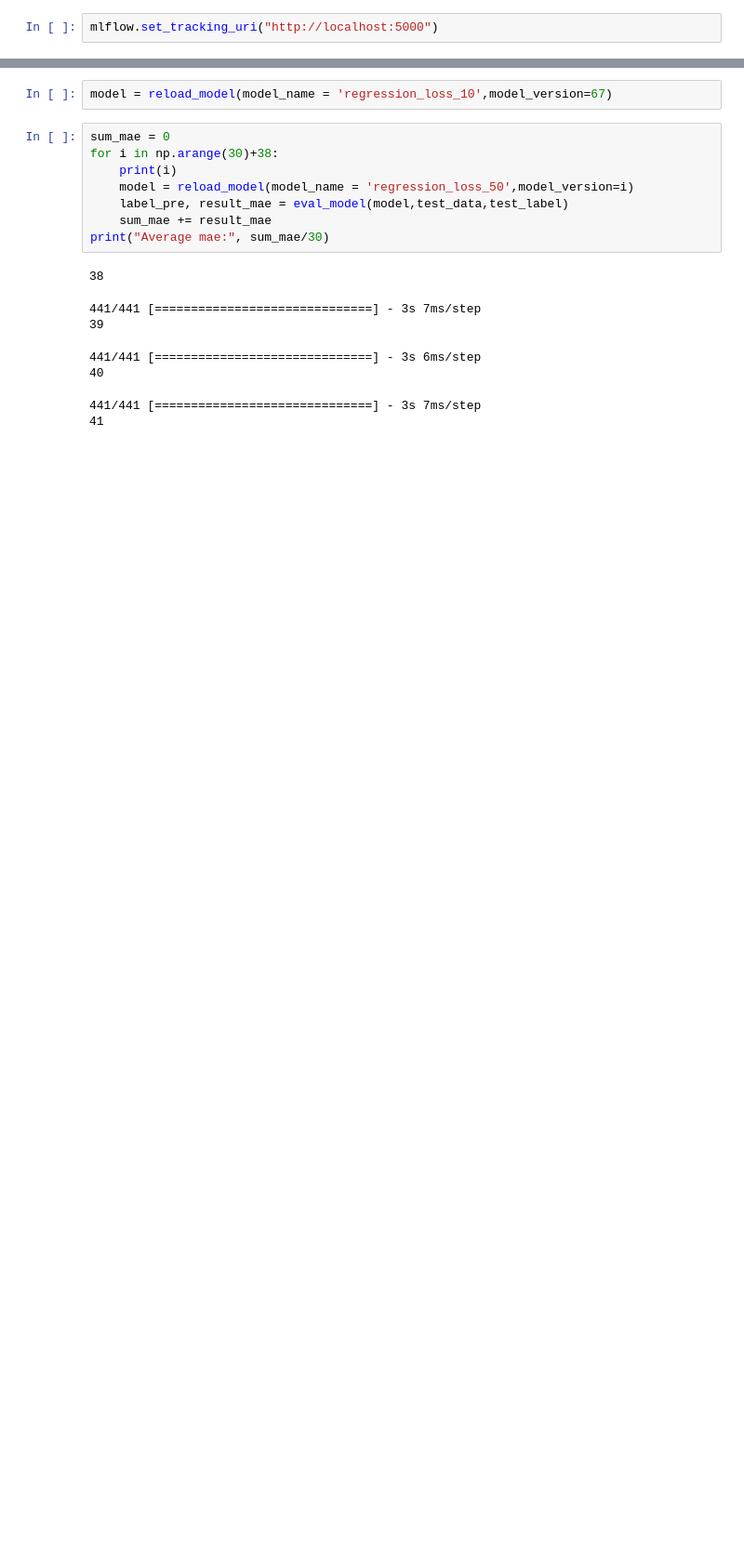
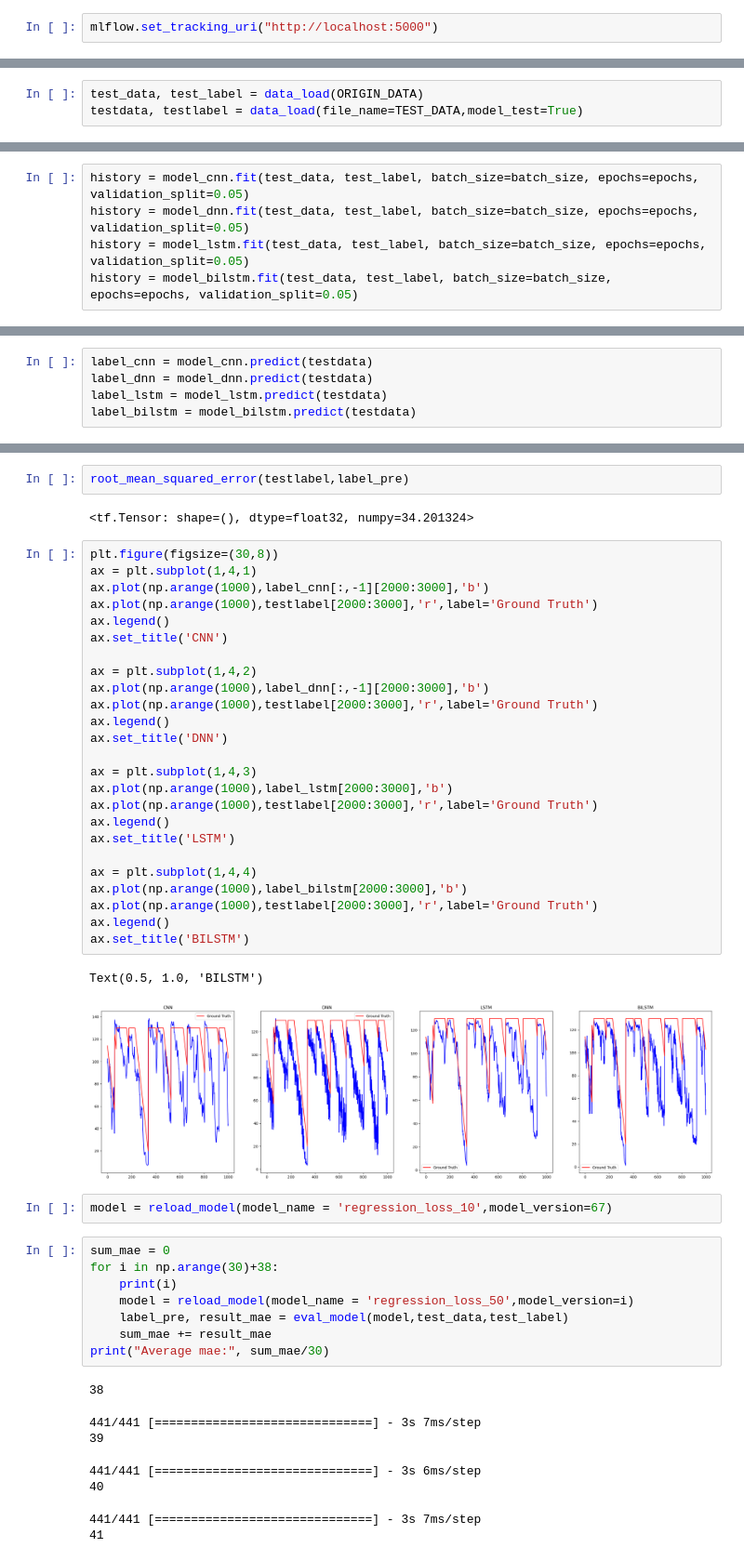
Before and after one commit to Observe-l/Wireless_Network, a Jupyter notebook: eval.ipynb, the cells around one changed output, grey strips where cells are left out. Shown at 93% size. Cells and saved outputs as stored; diff of their text form; blank space fills up the shorter version.

Commit message:
Modifiy the output of the model

```diff
--- a/eval.ipynb
+++ b/eval.ipynb
@@ -137,0 +199,3 @@ test_data, test_label = data_load()
+# %%
+test_data, test_label = data_load(ORIGIN_DATA)
+testdata, testlabel = data_load(file_name=TEST_DATA,model_test=True)
@@ -137,0 +257,5 @@ test_data, test_label = data_load()
+# %%
+history = model_cnn.fit(test_data, test_label, batch_size=batch_size, epochs=epochs, validation_split=0.05)
+history = model_dnn.fit(test_data, test_label, batch_size=batch_size, epochs=epochs, validation_split=0.05)
+history = model_lstm.fit(test_data, test_label, batch_size=batch_size, epochs=epochs, validation_split=0.05)
+history = model_bilstm.fit(test_data, test_label, batch_size=batch_size, epochs=epochs, validation_split=0.05)
@@ -137,0 +280,5 @@ test_data, test_label = data_load()
+# %%
+label_cnn = model_cnn.predict(testdata)
+label_dnn = model_dnn.predict(testdata)
+label_lstm = model_lstm.predict(testdata)
+label_bilstm = model_bilstm.predict(testdata)
@@ -138,3 +306,35 @@ test_data, test_label = data_load()
+# %%
+root_mean_squared_error(testlabel,label_pre)
+# %% [output]
+<tf.Tensor: shape=(), dtype=float32, numpy=34.201324>
+# %%
+plt.figure(figsize=(30,8))
+ax = plt.subplot(1,4,1)
+ax.plot(np.arange(1000),label_cnn[:,-1][2000:3000],'b')
+ax.plot(np.arange(1000),testlabel[2000:3000],'r',label='Ground Truth')
+ax.legend()
+ax.set_title('CNN')
+
+ax = plt.subplot(1,4,2)
+ax.plot(np.arange(1000),label_dnn[:,-1][2000:3000],'b')
+ax.plot(np.arange(1000),testlabel[2000:3000],'r',label='Ground Truth')
+ax.legend()
+ax.set_title('DNN')
+
+ax = plt.subplot(1,4,3)
+ax.plot(np.arange(1000),label_lstm[2000:3000],'b')
+ax.plot(np.arange(1000),testlabel[2000:3000],'r',label='Ground Truth')
+ax.legend()
+ax.set_title('LSTM')
+
+ax = plt.subplot(1,4,4)
+ax.plot(np.arange(1000),label_bilstm[2000:3000],'b')
+ax.plot(np.arange(1000),testlabel[2000:3000],'r',label='Ground Truth')
+ax.legend()
+ax.set_title('BILSTM')
+# %% [output]
+Text(0.5, 1.0, 'BILSTM')
+[figure, added]
 # %%
 model = reload_model(model_name = 'regression_loss_10',model_version=67)
 # %%
```
Also changed, not shown: parts of 9 cells of this notebook, 4 other files.
